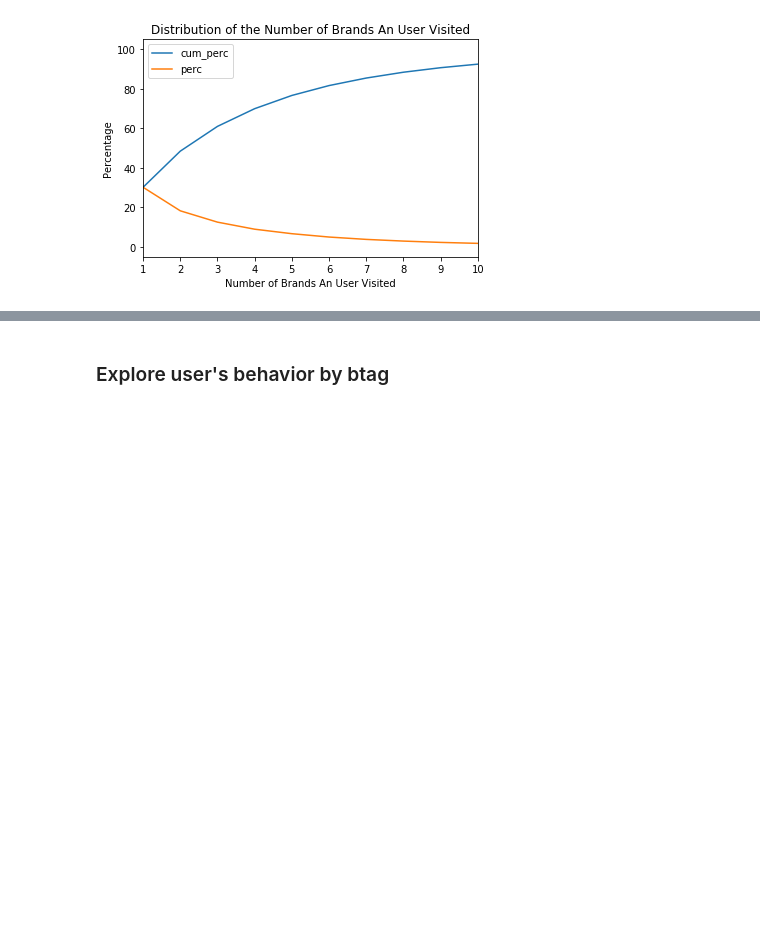
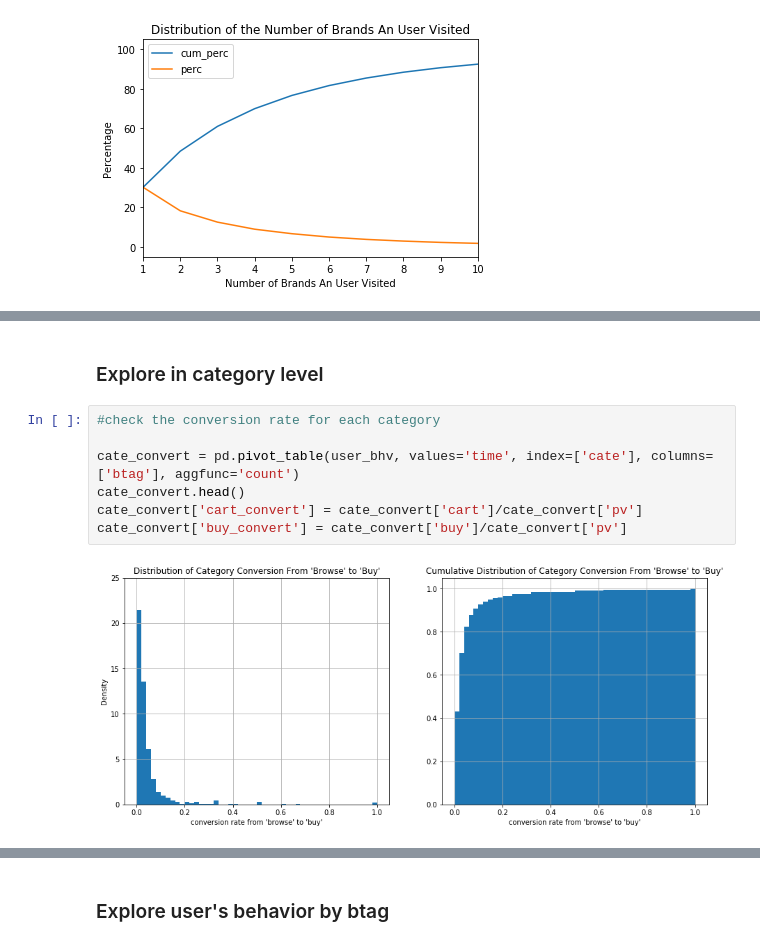
Before and after one commit to elainewyq/Click_Through_Rate_Prediction_Taobao, a Jupyter notebook: User_Behavior_Data_Mining.ipynb, the cells around one changed output, grey strips where cells are left out. Saved outputs shown, nothing was run; the diff lists cells and outputs as text; blank space fills up the shorter version.

```diff
--- a/User_Behavior_Data_Mining.ipynb
+++ b/User_Behavior_Data_Mining.ipynb
@@ -408,0 +462,11 @@ plt.savefig('Number_of_brands_an_user_visit.png');
+# %% [markdown]
+### Explore in category level
+# %%
+#check the conversion rate for each category
+
+cate_convert = pd.pivot_table(user_bhv, values='time', index=['cate'], columns=['btag'], aggfunc='count')
+cate_convert.head()
+cate_convert['cart_convert'] = cate_convert['cart']/cate_convert['pv']
+cate_convert['buy_convert'] = cate_convert['buy']/cate_convert['pv']
+# %% [output]
+[figure, added]
```
Also changed, not shown: parts of 14 cells of this notebook, 2 other files.
